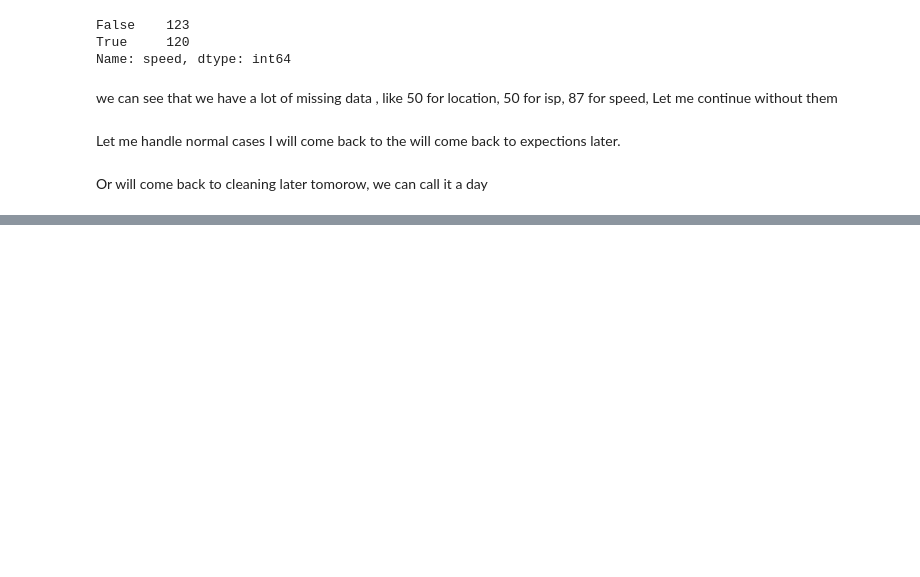
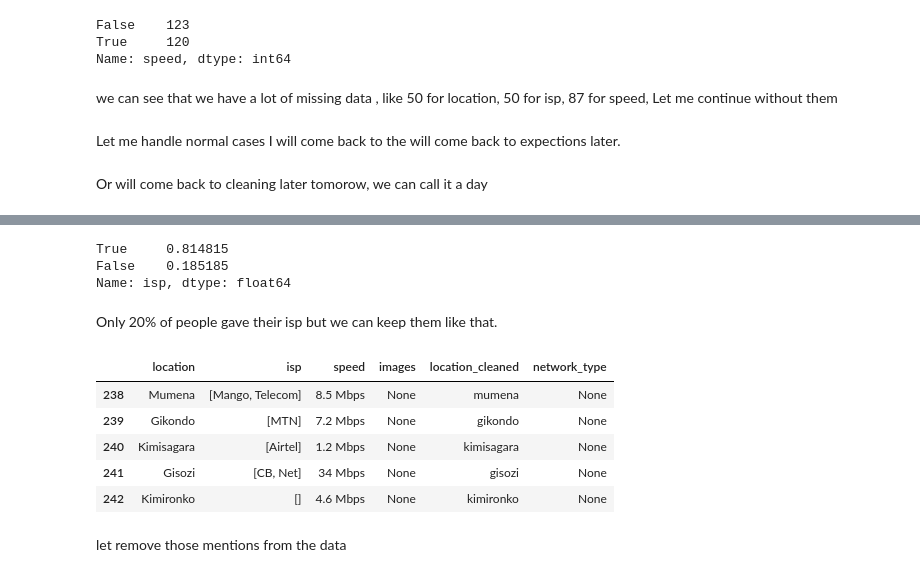
Before and after one commit to kenessajr/speed-rw, a Jupyter notebook: analysis/notebooks/ISP_Rwanda_Analysis.ipynb, the cells around one changed output, grey strips where cells are left out. Drawn from its saved outputs; the diff is of its cells as text; code cells hidden in the pictures; blank space fills up the shorter version.

```diff
--- a/analysis/notebooks/ISP_Rwanda_Analysis.ipynb
+++ b/analysis/notebooks/ISP_Rwanda_Analysis.ipynb
@@ -257,0 +432,27 @@ data.to_csv('../data/speed_rwanda.csv',)
+# %%
+isp = isp.str.replace("@", '')
+# %%
+network_type = isp.str.findall(network_provider_regex)
+# %%
+network_type = network_type.apply(lambda x : x[0] if x else None)
+# %%
+network_type.isna().value_counts(normalize=True)
+# %% [output]
+True     0.814815
+False    0.185185
+Name: isp, dtype: float64
+# %% [markdown]
+Only 20% of people gave their isp but we can keep them like that.
+# %%
+data = data.assign(network_type=network_type)
+# %%
+data.tail()
+# %% [output]
+|  | location | isp | speed | images | location_cleaned | network_type |
+| 238 | Mumena | [Mango, Telecom] | 8.5 Mbps | None | mumena | None |
+| 239 | Gikondo | [MTN] | 7.2 Mbps | None | gikondo | None |
+| 240 | Kimisagara | [Airtel] | 1.2 Mbps | None | kimisagara | None |
+| 241 | Gisozi | [CB, Net] | 34 Mbps | None | gisozi | None |
+| 242 | Kimironko | [] | 4.6 Mbps | None | kimironko | None |
+# %% [markdown]
+let remove those mentions from the data
```
Also changed, not shown: parts of 52 cells of this notebook, 3 other files.
